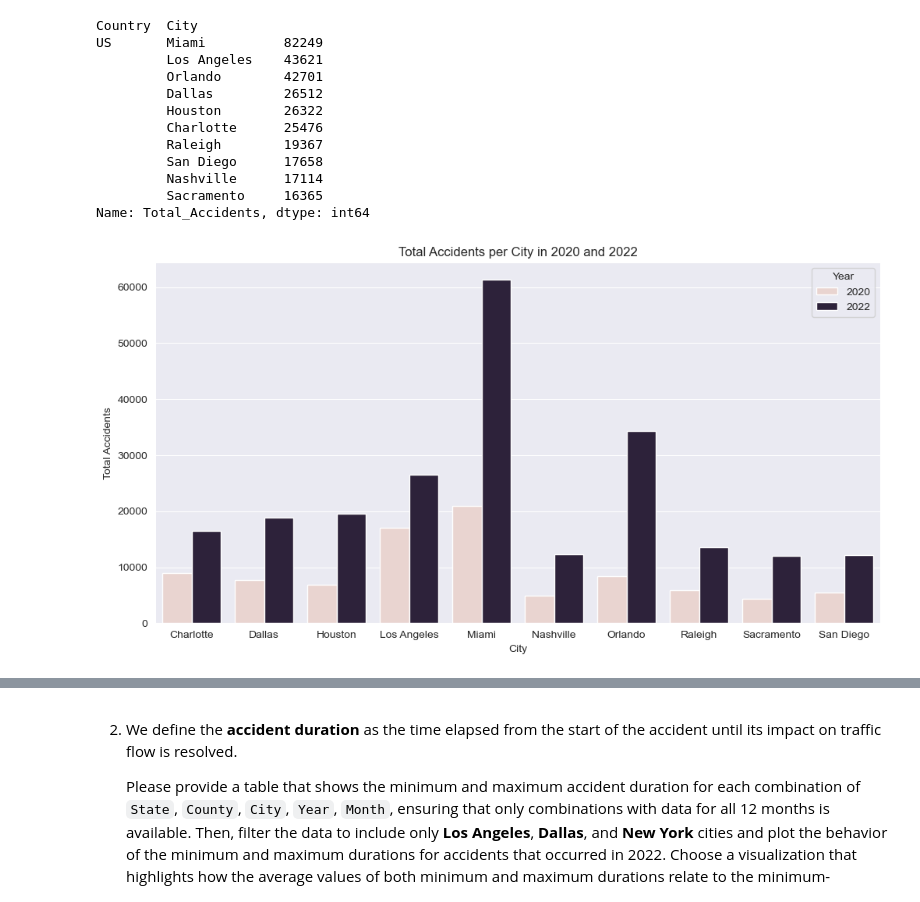
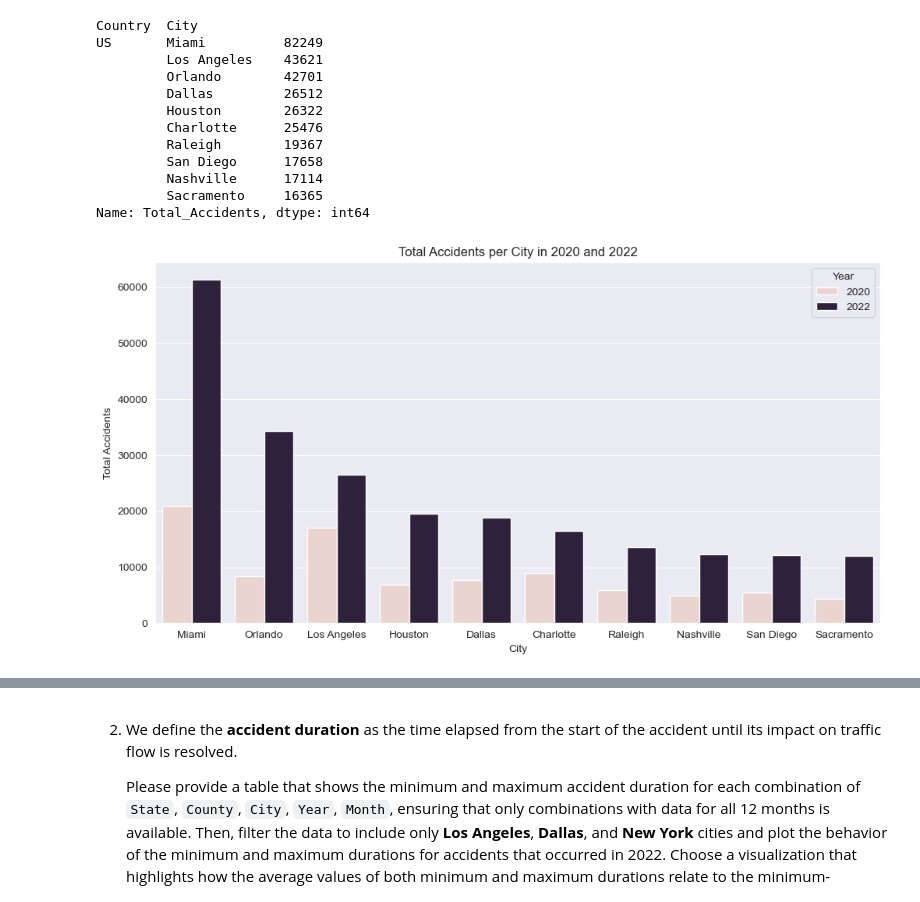
Before and after one commit to sAndreotti/VisualAnalytics, a Jupyter notebook: Assignment 1/Assignment1.ipynb, the cells around one changed output, grey strips where cells are left out. Saved outputs shown, nothing was run; the diff lists cells and outputs as text; code cells hidden in the pictures.

```diff
--- a/Assignment 1/Assignment1.ipynb
+++ b/Assignment 1/Assignment1.ipynb
@@ -174,5 +174,6 @@ Name: count, dtype: int64
 # %%
 #Provide yearly total number of car accidents in 2020 and 2022 for each Country and City combination
 accidents_data = restricted_data.groupby(['Country','City', restricted_data.Start_Time.dt.year]).size().reset_index(name='Total_Accidents')
+accidents_data.rename(columns={'Start_Time':'Year'}, inplace=True)
 accidents_data
 # %% [output]
@@ -212,29 +213,27 @@ Name: Total_Accidents, dtype: int64
 # %%
 # Create charts that show the increase in accident numbers for each city that allows the comparison of the increase per city, show the city with the most significant increase
 
 # Extract the city names from top_accidents
 top_cities = top_accidents.index.get_level_values('City')
-filtered_accidents_data = accidents_data[accidents_data['City'].isin(top_cities)]
+filtered_accidents_data = accidents_data[accidents_data['City'].isin(top_cities)].sort_values(by='Total_Accidents', ascending=False)
 
 import matplotlib.pyplot as plt
 import seaborn as sns
 
 # Set figure size
 plt.figure(figsize=(12, 6))
 
 # Create barplot
-sns.barplot(data=filtered_accidents_data, x='City', y='Total_Accidents', hue='Start_Time')
+sns.barplot(data=filtered_accidents_data, x='City', y='Total_Accidents', hue='Year')
 plt.xticks(rotation=0)
 
 # Set labels and title
 plt.xlabel('City')
 plt.ylabel('Total Accidents')
 plt.title('Total Accidents per City in 2020 and 2022')
 
 # Show plot
 plt.legend(title='Year')
 plt.show()
-
-# Secondary goal: present the absolute number of accidents in both 2020 and 2022 for each selected city
 # %% [output]
-[figure, old version]
+[figure, new version]
```
Also changed, not shown: parts of 7 cells of this notebook.
